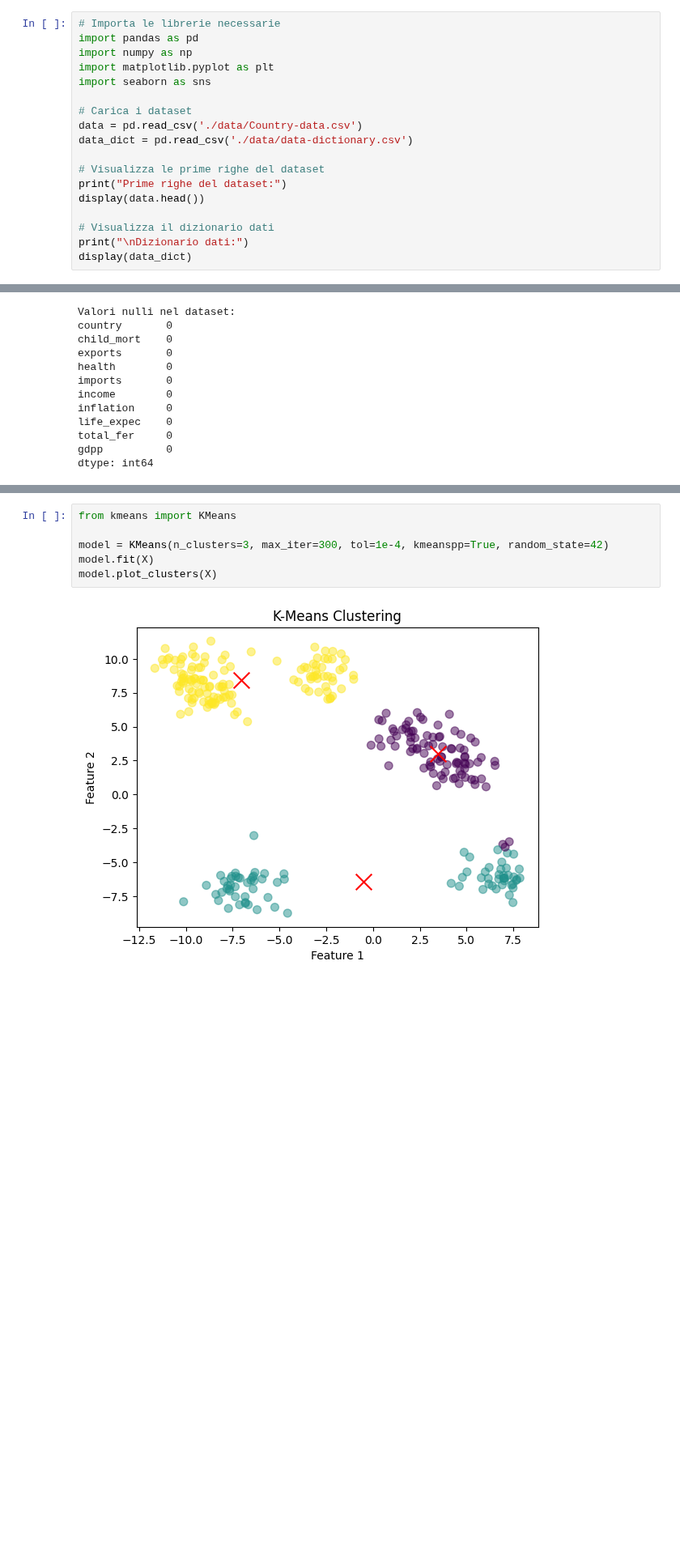
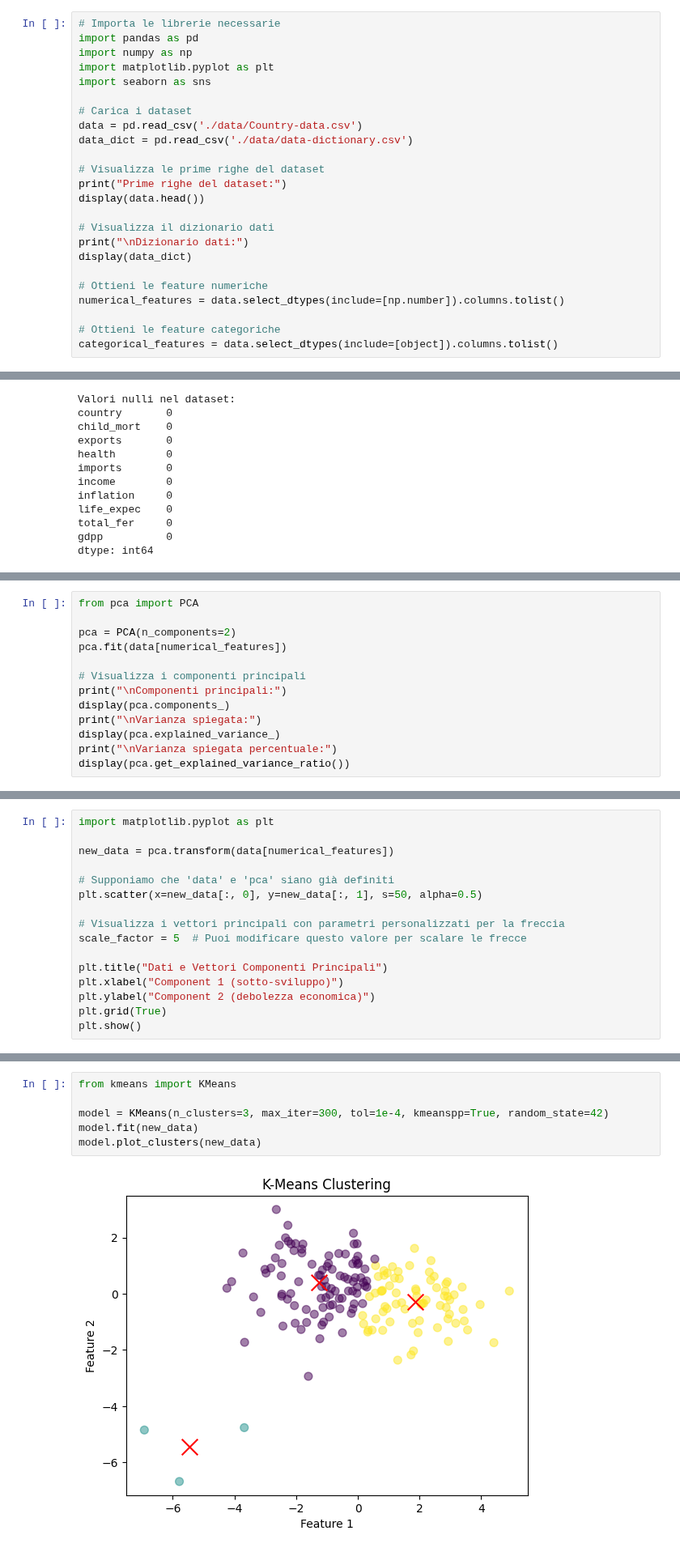
Before and after one commit to lorenzo-arcioni/Computer-Science-Sapienza, a Jupyter notebook: Big Data Computing/Second/pca_and_clustering.ipynb, the cells around one changed output, grey strips where cells are left out. Shown at 81% size. Cells and saved outputs as stored; diff of their text form; blank space fills up the shorter version.

```diff
--- a/Big Data Computing/Second/pca_and_clustering.ipynb
+++ b/Big Data Computing/Second/pca_and_clustering.ipynb
@@ -33,6 +25,12 @@ display(data.head())
 # Visualizza il dizionario dati
 print("\nDizionario dati:")
 display(data_dict)
+
+# Ottieni le feature numeriche
+numerical_features = data.select_dtypes(include=[np.number]).columns.tolist()
+
+# Ottieni le feature categoriche
+categorical_features = data.select_dtypes(include=[object]).columns.tolist()
 # %% [output]
 Prime righe del dataset:
 |  | country | child_mort | exports | health | imports | income | inflation | life_expec | total_fer | gdpp |
@@ -275,0 +144,13 @@ plt.show()
+# %%
+from pca import PCA
+
+pca = PCA(n_components=2)
+pca.fit(data[numerical_features])
+
+# Visualizza i componenti principali
+print("\nComponenti principali:")
+display(pca.components_)
+print("\nVarianza spiegata:")
+display(pca.explained_variance_)
+print("\nVarianza spiegata percentuale:")
+display(pca.get_explained_variance_ratio())
@@ -275,0 +173,16 @@ plt.show()
+# %%
+import matplotlib.pyplot as plt
+
+new_data = pca.transform(data[numerical_features])
+
+# Supponiamo che 'data' e 'pca' siano già definiti
+plt.scatter(x=new_data[:, 0], y=new_data[:, 1], s=50, alpha=0.5)
+
+# Visualizza i vettori principali con parametri personalizzati per la freccia
+scale_factor = 5  # Puoi modificare questo valore per scalare le frecce
+
+plt.title("Dati e Vettori Componenti Principali")
+plt.xlabel("Component 1 (sotto-sviluppo)")
+plt.ylabel("Component 2 (debolezza economica)")
+plt.grid(True)
+plt.show()
@@ -276,9 +191,9 @@ plt.show()
 # %%
 from kmeans import KMeans
 
 model = KMeans(n_clusters=3, max_iter=300, tol=1e-4, kmeanspp=True, random_state=42)
-model.fit(X)
-model.plot_clusters(X)
+model.fit(new_data)
+model.plot_clusters(new_data)
 # %% [output]
-[figure, old version]
+[figure, new version]
 # %%
```
Also changed, not shown: parts of 29 cells of this notebook, 2 other files.
